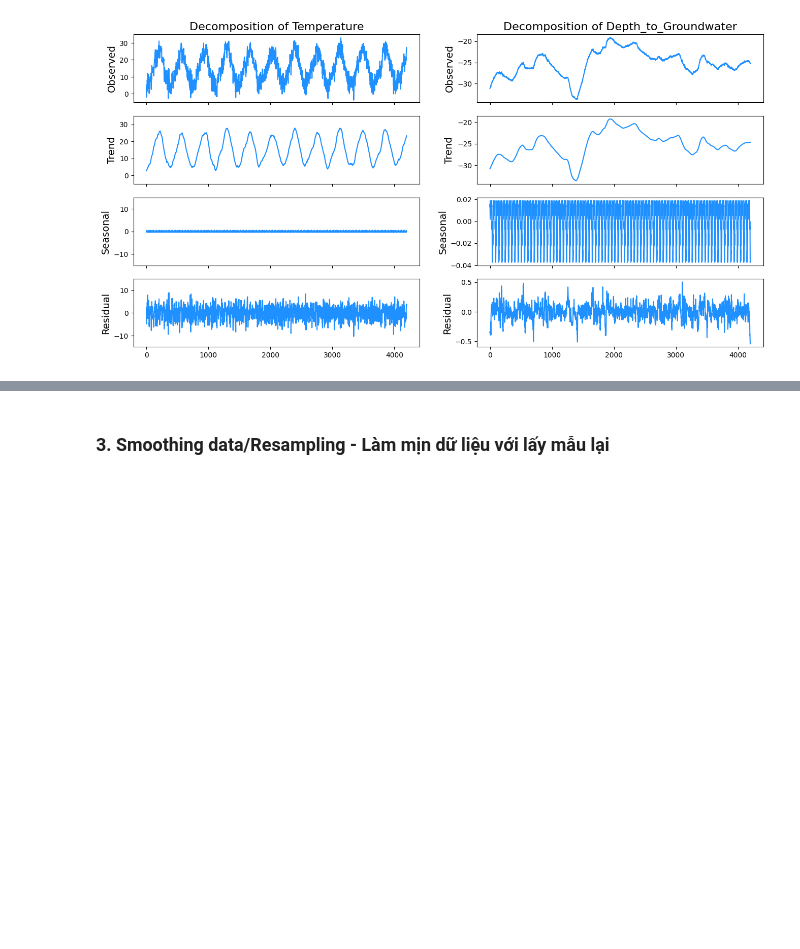
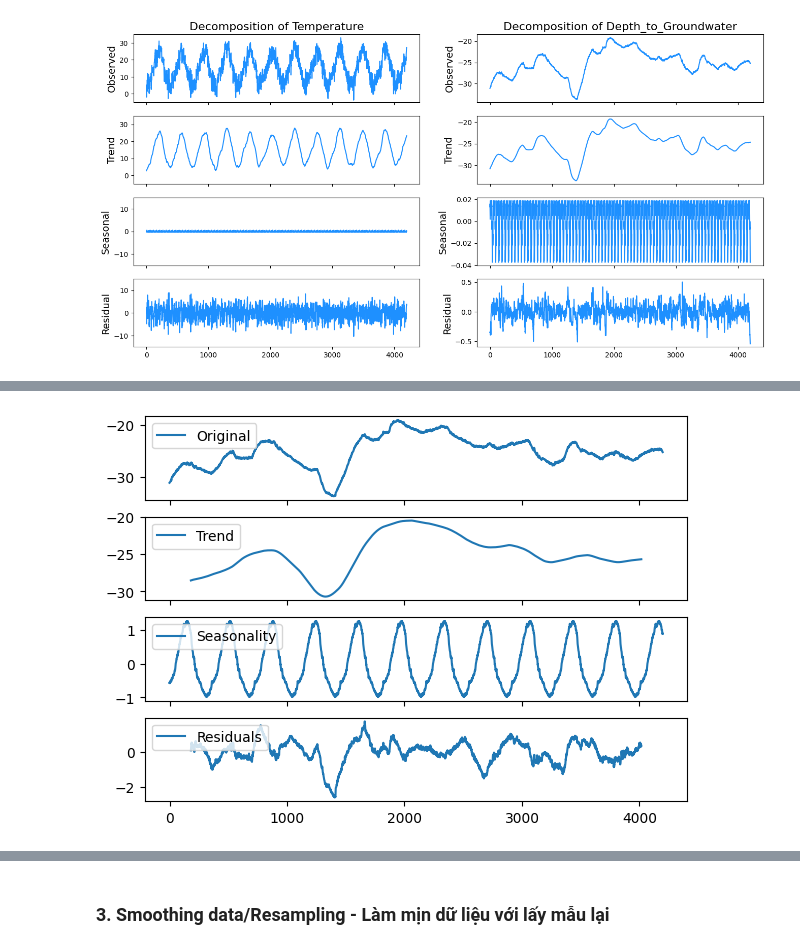
Before and after one commit to GenNyu/Lab-2---DV, a Jupyter notebook: 2.1_Preprocessing.ipynb, the cells around one changed output, grey strips where cells are left out. Drawn from its saved outputs; the diff is of its cells as text; code cells hidden in the pictures; blank space fills up the shorter version.

```diff
--- a/2.1_Preprocessing.ipynb
+++ b/2.1_Preprocessing.ipynb
@@ -308,0 +329,18 @@ plt.show()
+# %%
+additive_decomposition = seasonal_decompose(x=df.Depth_to_Groundwater, model='additive', period=365)
+# Utility function to make the plots
+def seas_decomp_plots(original, decomposition):
+    _, axes = plt.subplots(4, 1, sharex=True, sharey=False, figsize=(7, 5))
+    axes[0].plot(original, label='Original')
+    axes[0].legend(loc='upper left')
+    axes[1].plot(decomposition.trend, label='Trend')
+    axes[1].legend(loc='upper left')
+    axes[2].plot(decomposition.seasonal, label='Seasonality')
+    axes[2].legend(loc='upper left')
+    axes[3].plot(decomposition.resid, label='Residuals')
+    axes[3].legend(loc='upper left')
+    plt.show()
+
+seas_decomp_plots(df.Depth_to_Groundwater, additive_decomposition)
+# %% [output]
+[figure, added]
```
Also changed, not shown: parts of 16 cells of this notebook, 2 other files.
